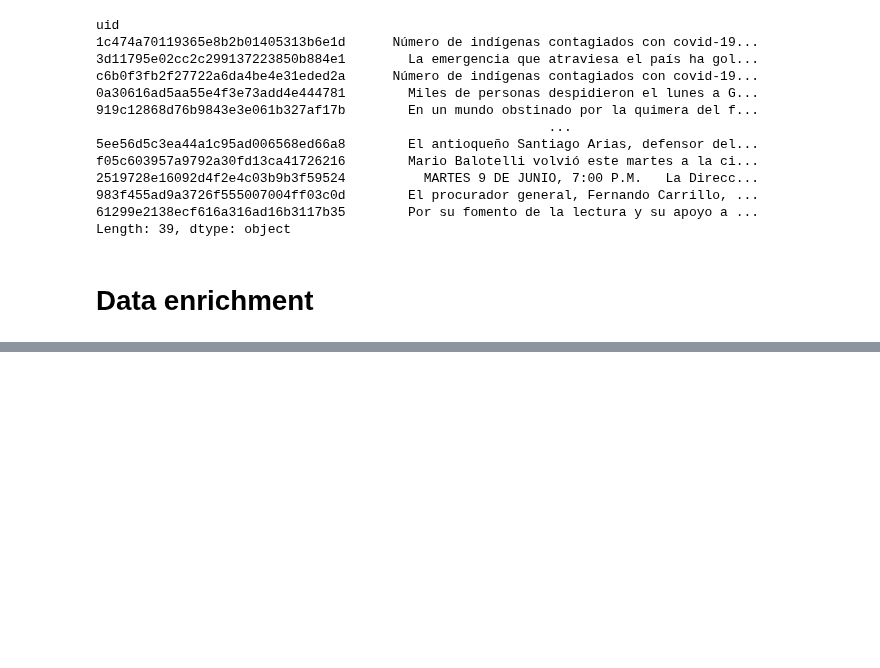
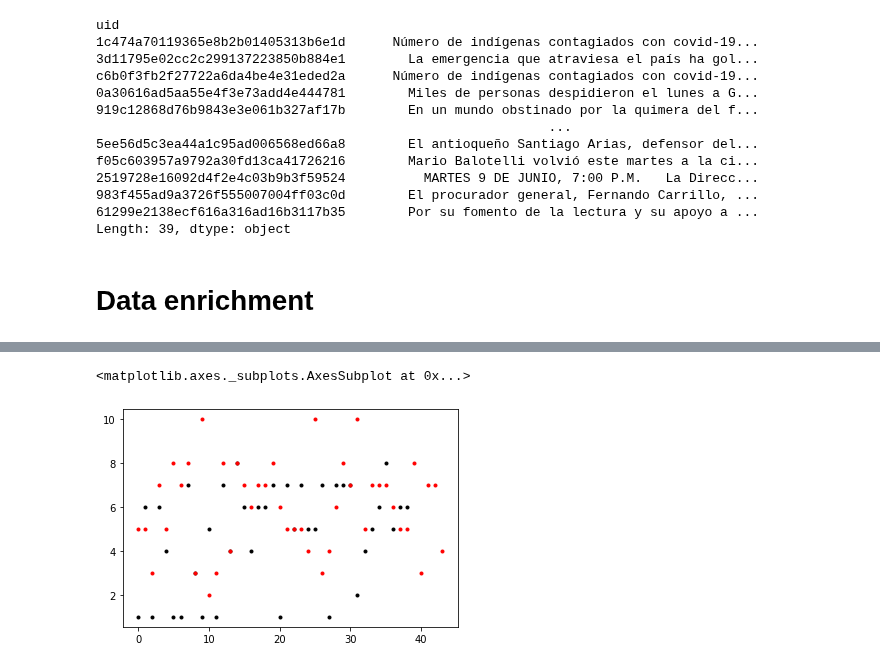
Before and after one commit to maurogome/platzi, a Jupyter notebook: escuela_data_science/data_engineer/data type.ipynb, the cells around one changed output, grey strips where cells are left out. Drawn from its saved outputs; the diff is of its cells as text; code cells hidden in the pictures; blank space fills up the shorter version.

```diff
--- a/escuela_data_science/data_engineer/data type.ipynb
+++ b/escuela_data_science/data_engineer/data type.ipynb
@@ -443,0 +489,3 @@ el_colombiano
+# %%
+clean_eluniversal = pd.read_csv('web_scrapper_curso_data_eng/clean_eluniversal_2020_06_13_articles.csv')
+clean_elcolombiano= pd.read_csv('web_scrapper_curso_data_eng/clean_elcolombiano_2020_06_09_articles.csv')
@@ -443,0 +519,6 @@ el_colombiano
+# %%
+clean_elcolombiano['n_token_title'].plot(style = 'k.')
+clean_eluniversal['n_token_title'].plot(style = 'r.')
+# %% [output]
+<matplotlib.axes._subplots.AxesSubplot at 0x...>
+[figure, added]
```
Also changed, not shown: parts of 17 cells of this notebook, 27 other files.
